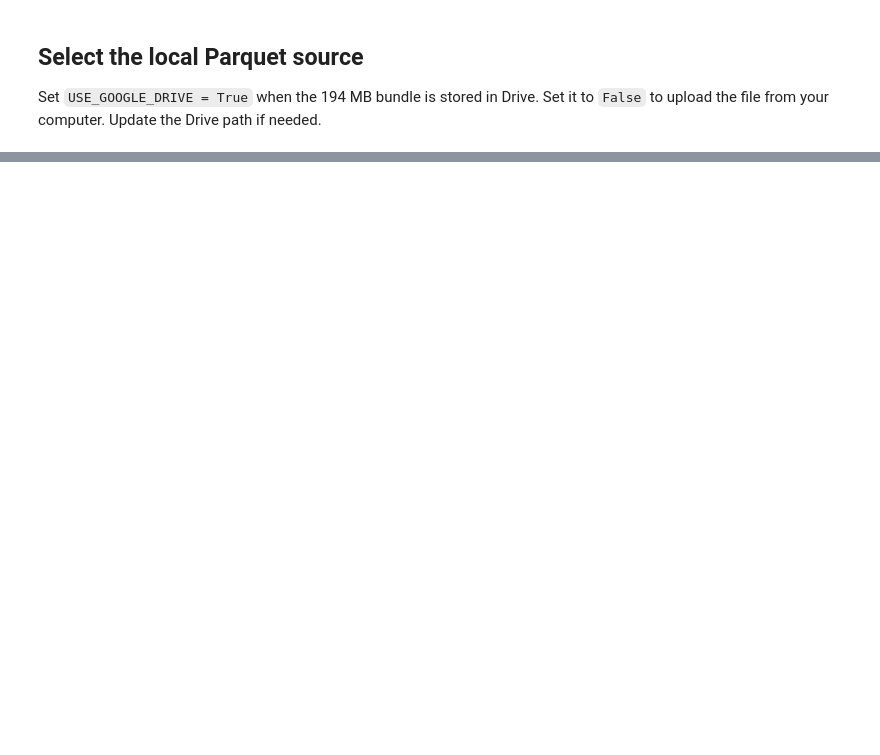
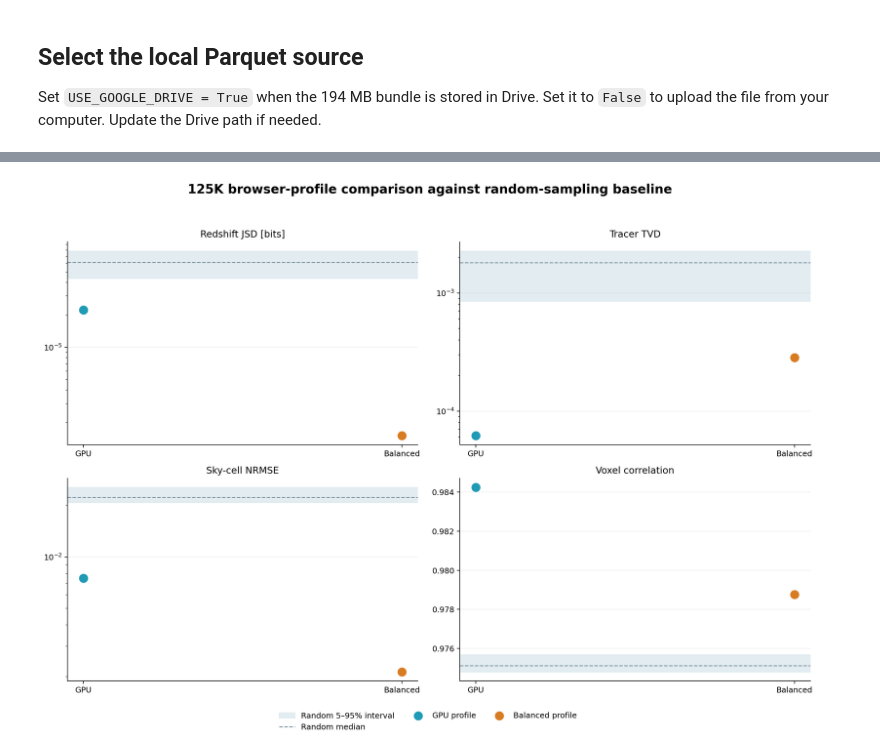
Before and after one commit to Biswajit1999/NASADIYA-LIGHTCONE, a Jupyter notebook: notebooks/DESI_DR1_Publication_Evidence_Colab.ipynb, the cells around one changed output, grey strips where cells are left out. Drawn from its saved outputs; the diff is of its cells as text; code cells hidden in the pictures; blank space fills up the shorter version.

```diff
--- a/notebooks/DESI_DR1_Publication_Evidence_Colab.ipynb
+++ b/notebooks/DESI_DR1_Publication_Evidence_Colab.ipynb
@@ -66,0 +431,85 @@ for image_path in sorted(output_dir.glob('*.png')):
+# %%
+comparison = policy_metrics.copy()
+
+gpu_row = comparison.loc[
+    comparison["policy"] == "GPU low-discrepancy"
+].iloc[0]
+
+balanced_row = comparison.loc[
+    comparison["policy"] == "Tracer-sky-redshift balanced"
+].iloc[0]
+
+random_rows = comparison.loc[
+    comparison["policy"].str.startswith("Random baseline")
+]
+
+metric_specs = [
+    ("redshift_js_bits", "Redshift JSD [bits]", True),
+    ("tracer_tvd", "Tracer TVD", True),
+    ("sky_nrmse", "Sky-cell NRMSE", True),
+    ("voxel_correlation", "Voxel correlation", False),
+]
+
+fig, axes = plt.subplots(2, 2, figsize=(14, 10), dpi=180)
+fig.suptitle(
+    "125K browser-profile comparison against random-sampling baseline",
+    fontsize=16,
+    fontweight="bold",
+)
+
+for axis, (metric, title, log_scale) in zip(axes.flat, metric_specs):
+    random_values = random_rows[metric].to_numpy()
+
+    axis.axhspan(
+        np.quantile(random_values, 0.05),
+        np.quantile(random_values, 0.95),
+        color="#dce9ee",
+        alpha=0.8,
+        label="Random 5–95% interval",
+    )
+
+    axis.axhline(
+        np.median(random_values),
+        color="#78909c",
+        linestyle="--",
+        linewidth=1.2,
+        label="Random median",
+    )
+
+    axis.scatter(
+        [0],
+        [gpu_row[metric]],
+        s=110,
+        color="#1f9bb6",
+        label="GPU profile",
+        zorder=4,
+    )
+
+    axis.scatter(
+        [1],
+        [balanced_row[metric]],
+        s=110,
+        color="#d87c22",
+        label="Balanced profile",
+        zorder=4,
+    )
+
+    axis.set_xticks([0, 1])
+    axis.set_xticklabels(["GPU", "Balanced"])
+    axis.set_title(title)
+
+    if log_scale:
+        axis.set_yscale("log")
+
+    axis.grid(axis="y", alpha=0.2)
+    axis.spines[["top", "right"]].set_visible(False)
+
+handles, labels = axes[0, 0].get_legend_handles_labels()
+fig.legend(handles, labels, loc="lower center", ncol=3, frameon=False)
+fig.tight_layout(rect=(0, 0.06, 1, 0.95))
+
+fig.savefig(audit_dir / "03_policy_vs_random_baseline.png", dpi=300)
+fig.savefig(audit_dir / "03_policy_vs_random_baseline.pdf")
+plt.show()
+# %% [output]
+[figure, added]
```
Also changed, not shown: parts of 12 cells of this notebook.
